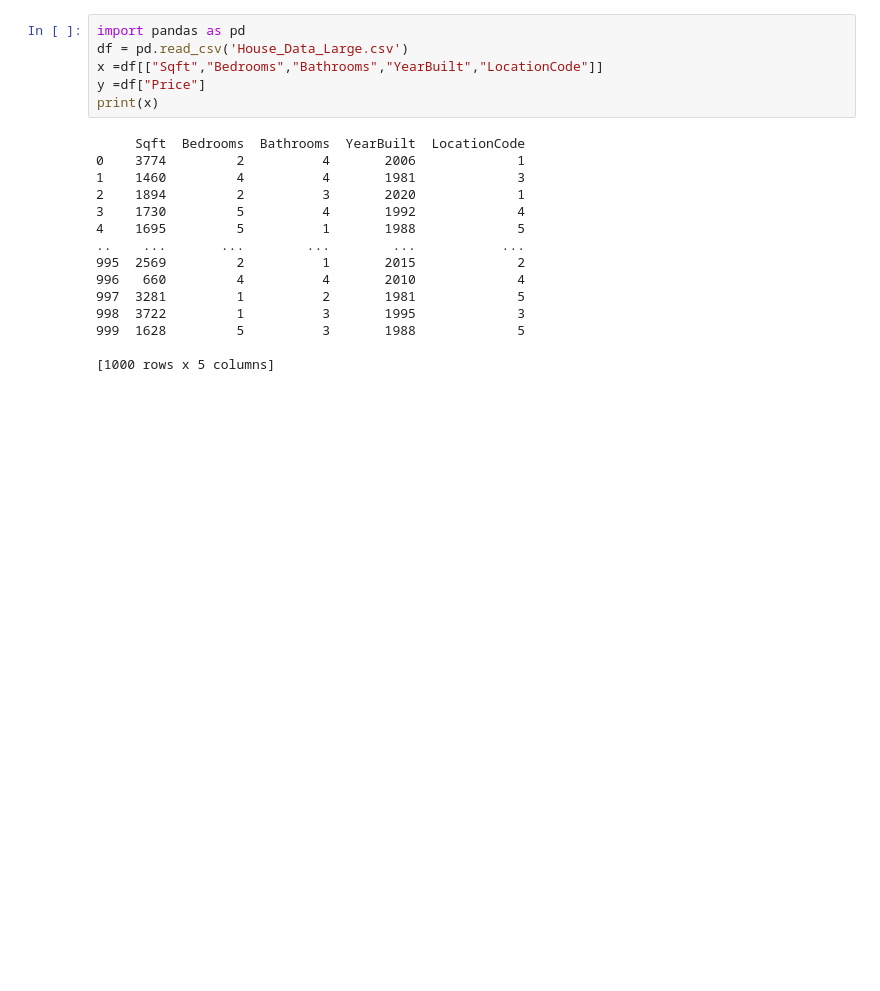
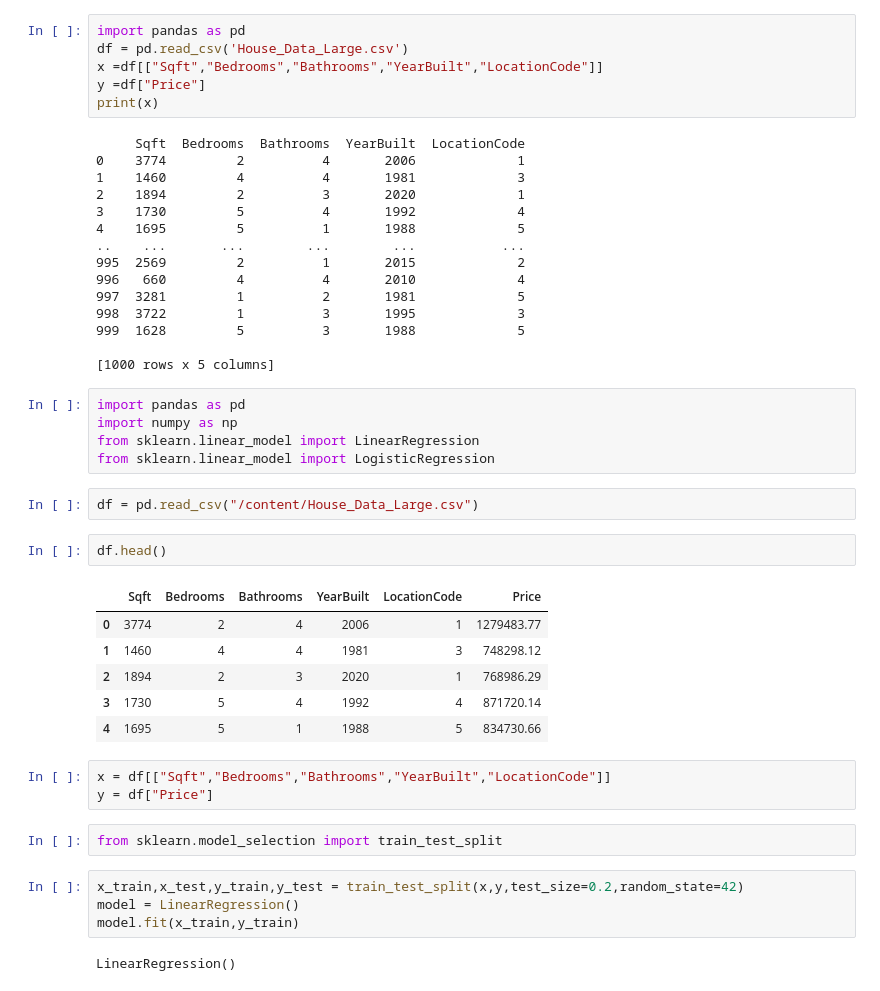
Before and after one commit to manthanrana01/Python, a Jupyter notebook: ML.ipynb, the cells around one changed output. Drawn from its saved outputs; the diff is of its cells as text; blank space fills up the shorter version.

```diff
--- a/ML.ipynb
+++ b/ML.ipynb
@@ -21,3 +21,30 @@ print(x)
 999  1628         5          3       1988             5
 
 [1000 rows x 5 columns]
+# %%
+import pandas as pd
+import numpy as np
+from sklearn.linear_model import LinearRegression
+from sklearn.linear_model import LogisticRegression
+# %%
+df = pd.read_csv("/content/House_Data_Large.csv")
+# %%
+df.head()
+# %% [output]
+|  | Sqft | Bedrooms | Bathrooms | YearBuilt | LocationCode | Price |
+| 0 | 3774 | 2 | 4 | 2006 | 1 | 1279483.77 |
+| 1 | 1460 | 4 | 4 | 1981 | 3 | 748298.12 |
+| 2 | 1894 | 2 | 3 | 2020 | 1 | 768986.29 |
+| 3 | 1730 | 5 | 4 | 1992 | 4 | 871720.14 |
+| 4 | 1695 | 5 | 1 | 1988 | 5 | 834730.66 |
+# %%
+x = df[["Sqft","Bedrooms","Bathrooms","YearBuilt","LocationCode"]]
+y = df["Price"]
+# %%
+from sklearn.model_selection import train_test_split
+# %%
+x_train,x_test,y_train,y_test = train_test_split(x,y,test_size=0.2,random_state=42)
+model = LinearRegression()
+model.fit(x_train,y_train)
+# %% [output]
+LinearRegression()
```
Also changed, not shown: parts of 7 cells of this notebook.
